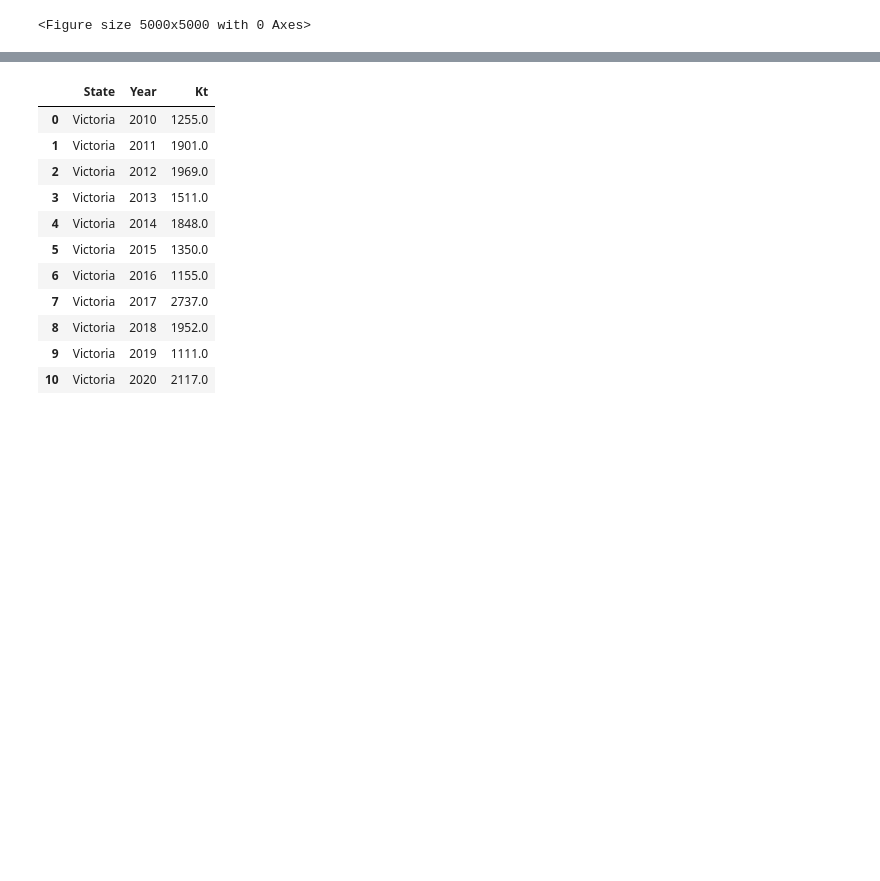
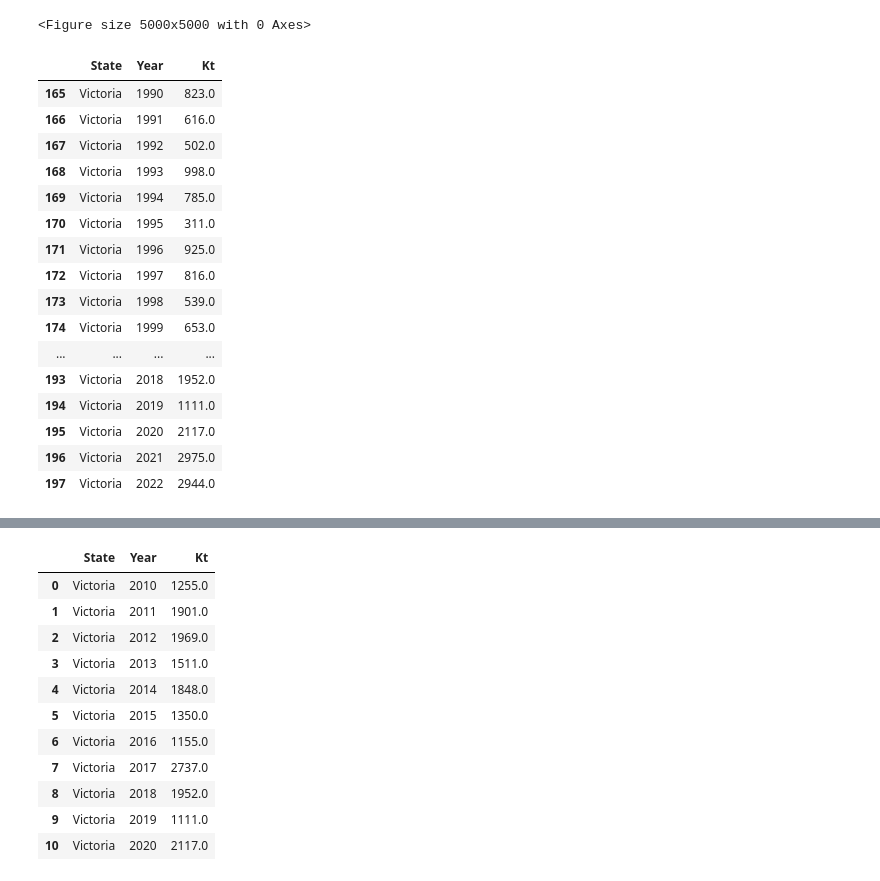
Before and after one commit to B-osborne1/project-one, a Jupyter notebook: project_main_script.ipynb, the cells around one changed output, grey strips where cells are left out. Saved outputs shown, nothing was run; the diff lists cells and outputs as text; code cells hidden in the pictures; blank space fills up the shorter version.

```diff
--- a/project_main_script.ipynb
+++ b/project_main_script.ipynb
@@ -79,5 +78,26 @@ plt.show()
 # %% [output]
 [figure]
 <Figure size 5000x5000 with 0 Axes>
+# %%
+export_vic=avg_wheat_export_by_state.loc[avg_wheat_export_by_state['State']=='Victoria',:]
+export_vic
+# %% [output]
+|  | State | Year | Kt |
+| 165 | Victoria | 1990 | 823.0 |
+| 166 | Victoria | 1991 | 616.0 |
+| 167 | Victoria | 1992 | 502.0 |
+| 168 | Victoria | 1993 | 998.0 |
+| 169 | Victoria | 1994 | 785.0 |
+| 170 | Victoria | 1995 | 311.0 |
+| 171 | Victoria | 1996 | 925.0 |
+| 172 | Victoria | 1997 | 816.0 |
+| 173 | Victoria | 1998 | 539.0 |
+| 174 | Victoria | 1999 | 653.0 |
+| ... | ... | ... | ... |
+| 193 | Victoria | 2018 | 1952.0 |
+| 194 | Victoria | 2019 | 1111.0 |
+| 195 | Victoria | 2020 | 2117.0 |
+| 196 | Victoria | 2021 | 2975.0 |
+| 197 | Victoria | 2022 | 2944.0 |
 # %%
 #export_vic=avg_wheat_export_by_state[avg_wheat_export_by_state['State']=='Victoria']['Kt']
```
Also changed, not shown: parts of 2 cells of this notebook.
